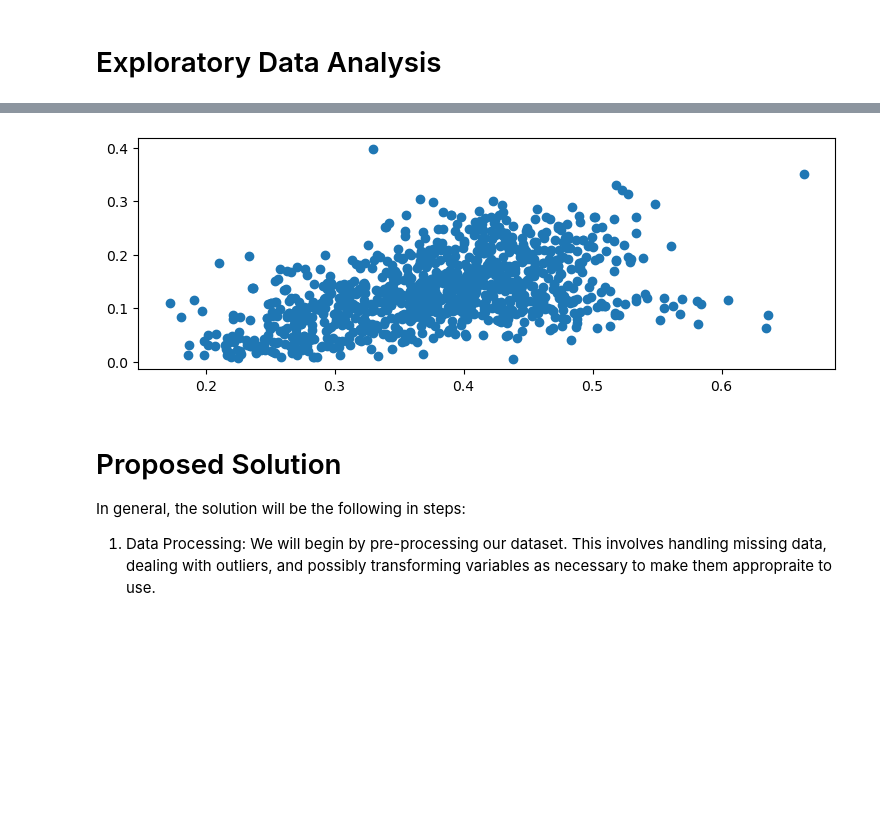
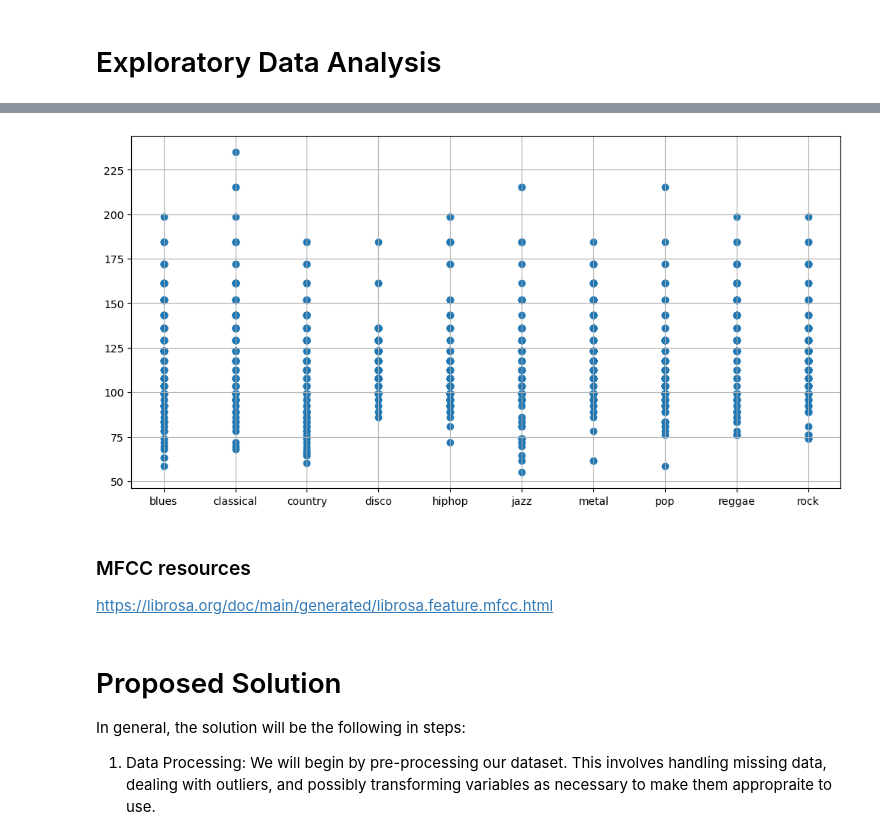
Before and after one commit to COGS118A/Group007-SP23, a Jupyter notebook: Checkpoint_Group007-SP23.ipynb, the cells around one changed output, grey strips where cells are left out. Cells and saved outputs as stored; diff of their text form; code cells hidden in the pictures; blank space fills up the shorter version.

Commit message:
tempo, looking into MFCC atm

```diff
--- a/Checkpoint_Group007-SP23.ipynb
+++ b/Checkpoint_Group007-SP23.ipynb
@@ -66,6 +66,6 @@ import seaborn as sns
 # %% [markdown]
 # Exploratory Data Analysis
 # %%
-df_raw = pd.read_csv("Data/features_30_sec.csv")
-df_raw
+df_raw = pd.read_csv("Data/features_30_sec.csv", sep=",")
+df_raw.drop(columns='length')
 # %% [output]
@@ -87,10 +98,14 @@ color = ['#1f77b4', '#ff7f0e', '#2ca02c', '#d62728', '#9467bd', '#8c564b', '#e37
 # %%
-plt.figure(figsize=(9,3))
-plt.scatter(df_raw['chroma_stft_mean'], df_raw['rms_mean'])
+plt.figure(figsize=(12,6))
+plt.grid()
+plt.scatter(df_raw['label'], df_raw['tempo'])
 plt.show()
 # group by genres, and put data points onto the canvas
 # %% [output]
-[figure, old version]
+[figure, new version]
+# %% [markdown]
+### MFCC resources
+https://librosa.org/doc/main/generated/librosa.feature.mfcc.html
 # %% [markdown]
 # Proposed Solution
 In general, the solution will be the following in steps:
```
Also changed, not shown: parts of 3 cells of this notebook, 1 other file.
